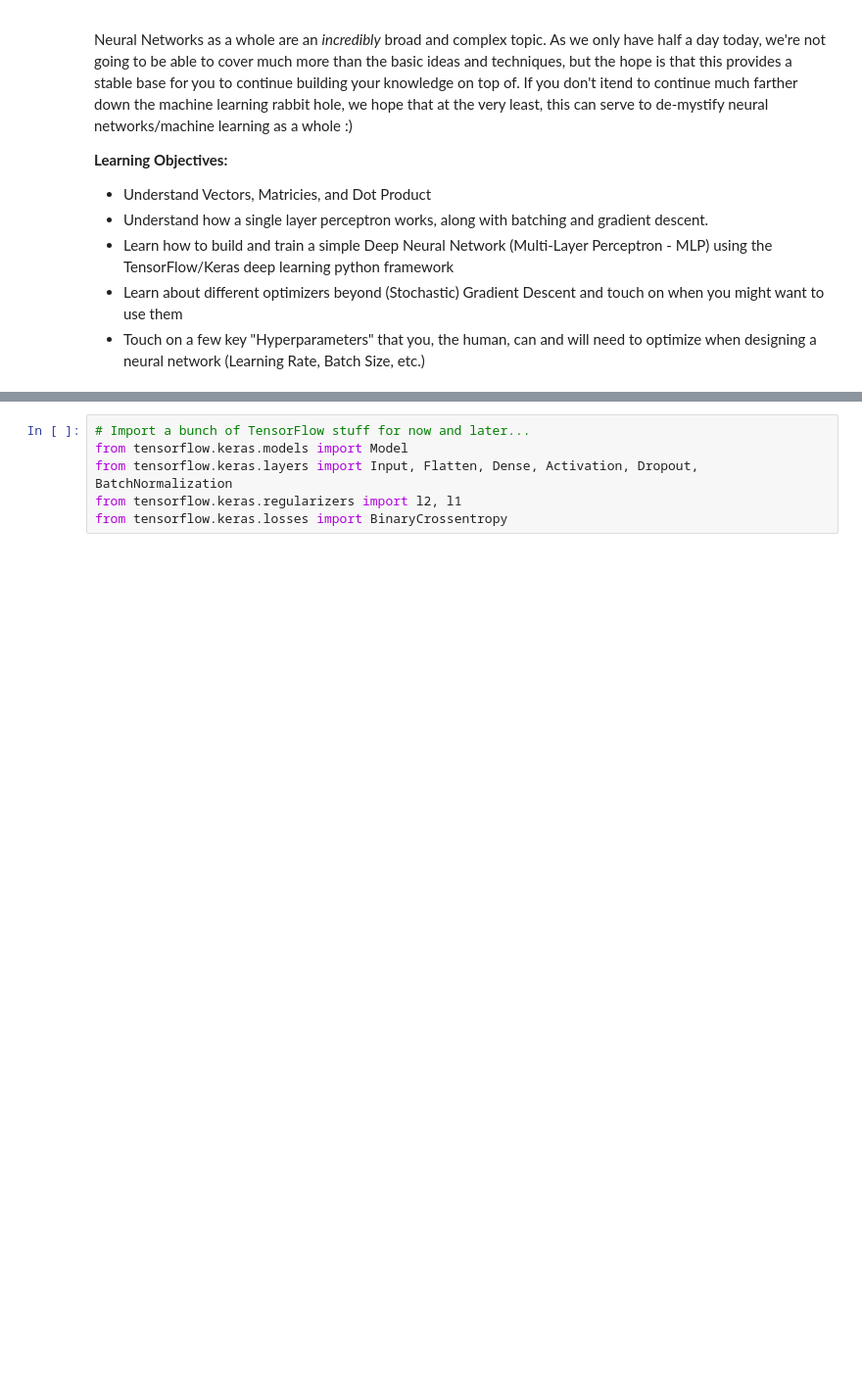
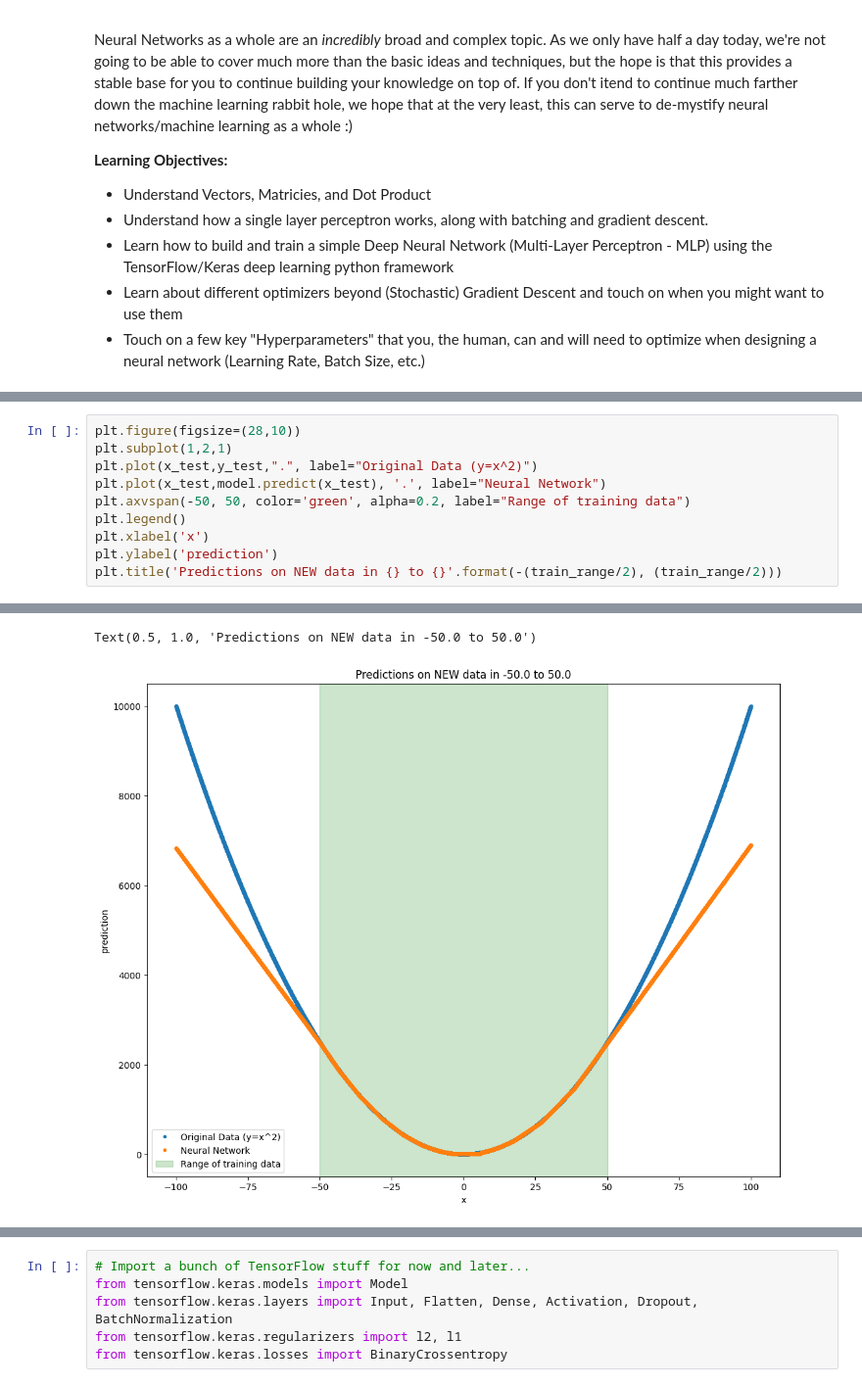
Before and after one commit to BNL-Fermilab-RENEW/tutorials_2025, a Jupyter notebook: DeepNeuralNetworks/DNN.ipynb, the cells around one changed output, grey strips where cells are left out. Shown at 98% size. Drawn from its saved outputs; the diff is of its cells as text; blank space fills up the shorter version.

```diff
--- a/DeepNeuralNetworks/DNN.ipynb
+++ b/DeepNeuralNetworks/DNN.ipynb
@@ -474,0 +365,11 @@ Here, we'll show you how to do some basic operations in **TensorFlow/Keras**, bu
+# %%
+plt.figure(figsize=(28,10))
+plt.subplot(1,2,1)
+plt.plot(x_test,y_test,".", label="Original Data (y=x^2)")
+plt.plot(x_test,model.predict(x_test), '.', label="Neural Network")
+plt.axvspan(-50, 50, color='green', alpha=0.2, label="Range of training data")
+plt.legend()
+plt.xlabel('x')
+plt.ylabel('prediction')
+plt.title('Predictions on NEW data in {} to {}'.format(-(train_range/2), (train_range/2)))
+# %% [output]
@@ -474,0 +377,2 @@ Here, we'll show you how to do some basic operations in **TensorFlow/Keras**, bu
+Text(0.5, 1.0, 'Predictions on NEW data in -50.0 to 50.0')
+[figure, added]
```
Also changed, not shown: parts of 71 cells of this notebook, 1 other file.
